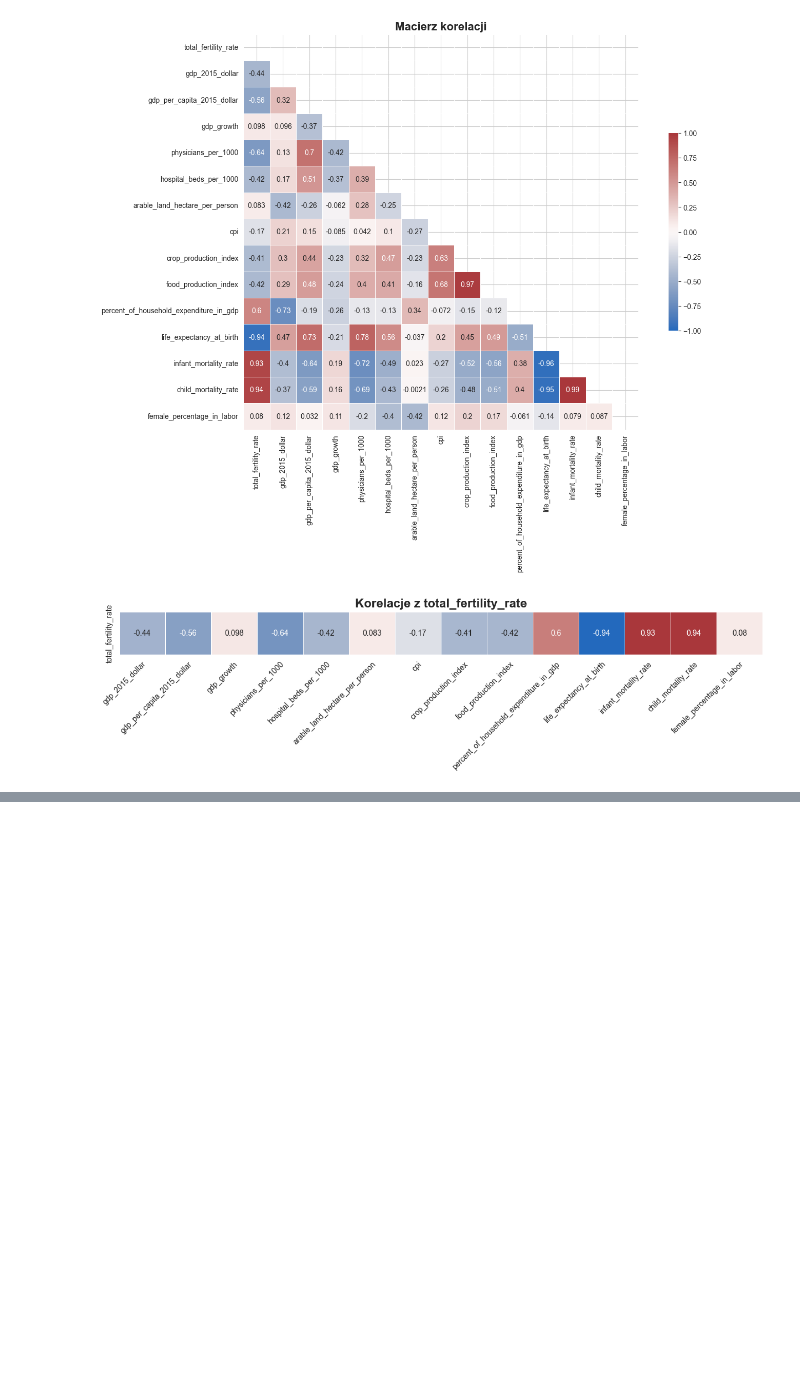
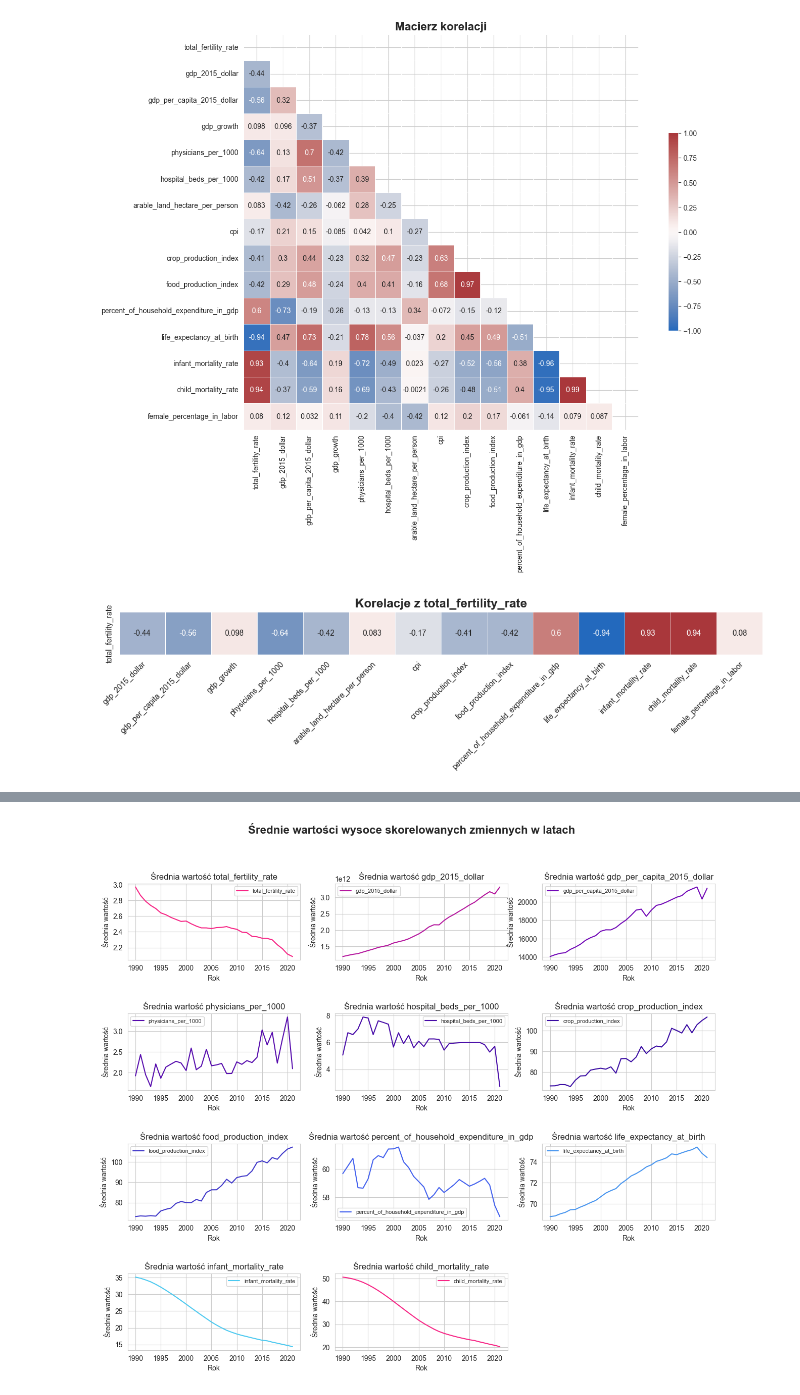
Before and after one commit to AdvancedPrognosis-GUT-DreamTeam/fertility-prognosing, a Jupyter notebook: analysis/exploratory-data-analysis.ipynb, the cells around one changed output, grey strips where cells are left out. Saved outputs shown, nothing was run; the diff lists cells and outputs as text; code cells hidden in the pictures; blank space fills up the shorter version.

```diff
--- a/analysis/exploratory-data-analysis.ipynb
+++ b/analysis/exploratory-data-analysis.ipynb
@@ -155,0 +236,46 @@ plt.show()
+# %%
+# Calculate the mean of highly correlated columns and total fertility rate by year, excluding 'gdp_2015_dollar' and 'gdp_per_capita_2015_dollar'
+mean_values_by_year = df.groupby("year")[
+    ["total_fertility_rate"] + list(high_corr_columns)
+].mean()
+
+# Create subplots
+fig, axes = plt.subplots(
+    nrows=math.ceil(len(mean_values_by_year.columns) / 3), ncols=3, figsize=(15, 12)
+)
+
+# Increase space between rows
+fig.subplots_adjust(hspace=0.7)
+
+# Title
+fig.suptitle(
+    "Średnie wartości wysoce skorelowanych zmiennych w latach",
+    fontsize=16,
+    fontweight="bold",
+)
+
+# Plot each column
+for i, column in enumerate(mean_values_by_year.columns):
+    ax_curr = axes[int(i / 3)][i % 3]
+    ax_curr.plot(
+        mean_values_by_year.index,
+        mean_values_by_year[column],
+        label=column,
+        color=get_color(i),
+    )
+
+    # Title and labels
+    ax_curr.set_title(f"Średnia wartość {column}", fontsize=12)
+    ax_curr.set_xlabel("Rok", fontsize=10)
+    ax_curr.set_ylabel("Średnia wartość", fontsize=10)
+
+    # Legend
+    ax_curr.legend(loc="best", fontsize=8)
+
+# Remove empty subplots
+for j in range(i + 1, len(axes.flatten())):
+    fig.delaxes(axes.flatten()[j])
+
+plt.show()
+# %% [output]
+[figure, added]
```
Also changed, not shown: parts of 5 cells of this notebook, 2 other files.
